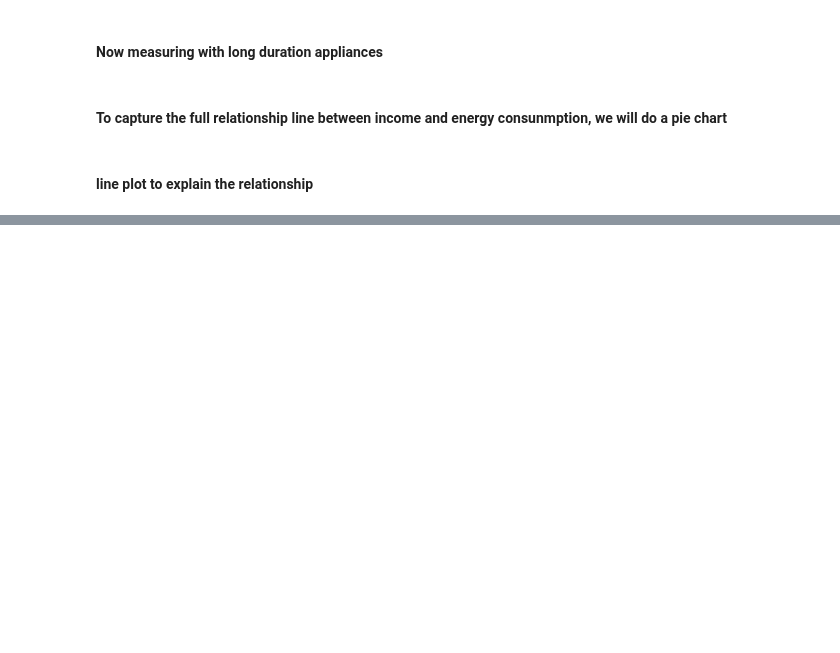
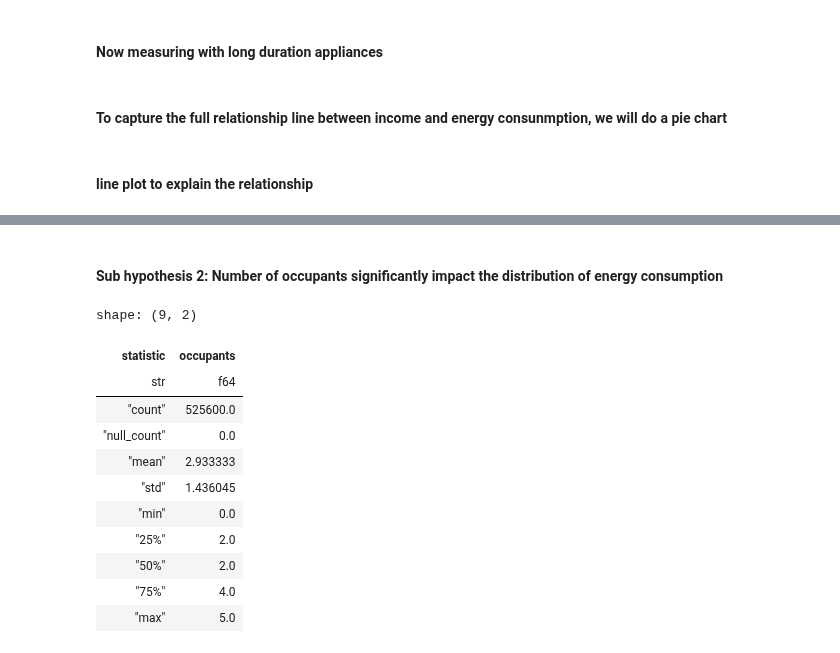
Before and after one commit to 1nuc/load-profile-decomposition, a Jupyter notebook: src/Customer_analysis/run.ipynb, the cells around one changed output, grey strips where cells are left out. Drawn from its saved outputs; the diff is of its cells as text; code cells hidden in the pictures; blank space fills up the shorter version.

```diff
--- a/src/Customer_analysis/run.ipynb
+++ b/src/Customer_analysis/run.ipynb
@@ -624,0 +636,19 @@ vis.replot_zone(da, 'month of the year','Usage','Appliances', 'income level')
+# %% [markdown]
+#### Sub hypothesis 2: Number of occupants significantly impact the distribution of energy consumption
+# %%
+occup_df=Appliances.select(*LONG_DURATION, *SHORT_DURATION, 'Short Duration Comulative','bldg_id',
+                  pl.col('in.occupants').alias('occupants').cast(pl.Int32),'month of the year')
+occup_df.select(pl.col('occupants')).describe()
+# %% [output]
+shape: (9, 2)
+| statistic | occupants |
+| str | f64 |
+| "count" | 525600.0 |
+| "null_count" | 0.0 |
+| "mean" | 2.933333 |
+| "std" | 1.436045 |
+| "min" | 0.0 |
+| "25%" | 2.0 |
+| "50%" | 2.0 |
+| "75%" | 4.0 |
+| "max" | 5.0 |
```
Also changed, not shown: parts of 7 cells of this notebook, 1 other file.
